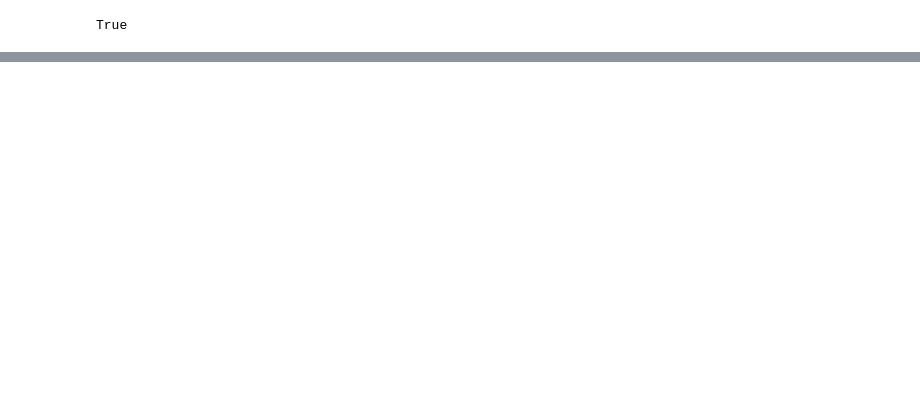
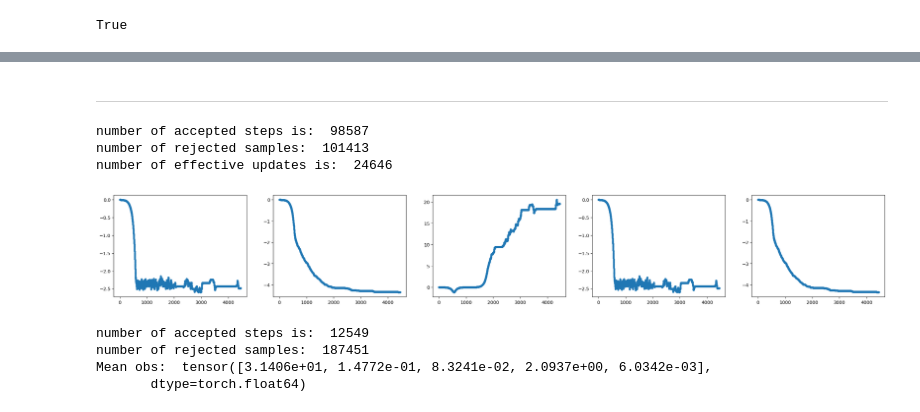
Before and after one commit to LorenzoTonet/torch_erg_experiments, a Jupyter notebook: Trees.ipynb, the cells around one changed output, grey strips where cells are left out. Drawn from its saved outputs; the diff is of its cells as text; code cells hidden in the pictures; blank space fills up the shorter version.

```diff
--- a/Trees.ipynb
+++ b/Trees.ipynb
@@ -211,0 +203,40 @@ params_for_estimates, params_for_estimates2
+# %% [markdown]
+---
+# %%
+obs3 = GWGsampler.observables(input_graph)
+
+alpha = 0.001
+niter = 200000
+min_change = 0.005
+update_steps = 4
+
+params3, graphs3 = GWGsampler.param_run(graph=input_graph,
+                      observables=obs3,
+                      params=betas,
+                      niter=niter,
+                      params_update_every=update_steps,
+                      save_every=50,
+                      save_params=True,
+                      alpha=alpha,
+                      min_change=min_change)
+# %% [output]
+number of accepted steps is:  98587
+number of rejected samples:  101413
+number of effective updates is:  24646
+# %%
+plot_params_iterations(params3)
+# %% [output]
+[figure, added]
+# %%
+params_for_estimates3 = torch.stack(params3[-100:]).mean(axis = 0)
+# run in sample mode, without parameter modifications
+observables3, graphs3 = GWGsampler.sample_run(graph=input_graph,
+                      observables=obs3,
+                      params=params_for_estimates3,
+                      niter=niter,
+                      save_every=50)
+# %% [output]
+number of accepted steps is:  12549
+number of rejected samples:  187451
+Mean obs:  tensor([3.1406e+01, 1.4772e-01, 8.3241e-02, 2.0937e+00, 6.0342e-03],
+       dtype=torch.float64)
```
Also changed, not shown: parts of 12 cells of this notebook, 5 other files.
